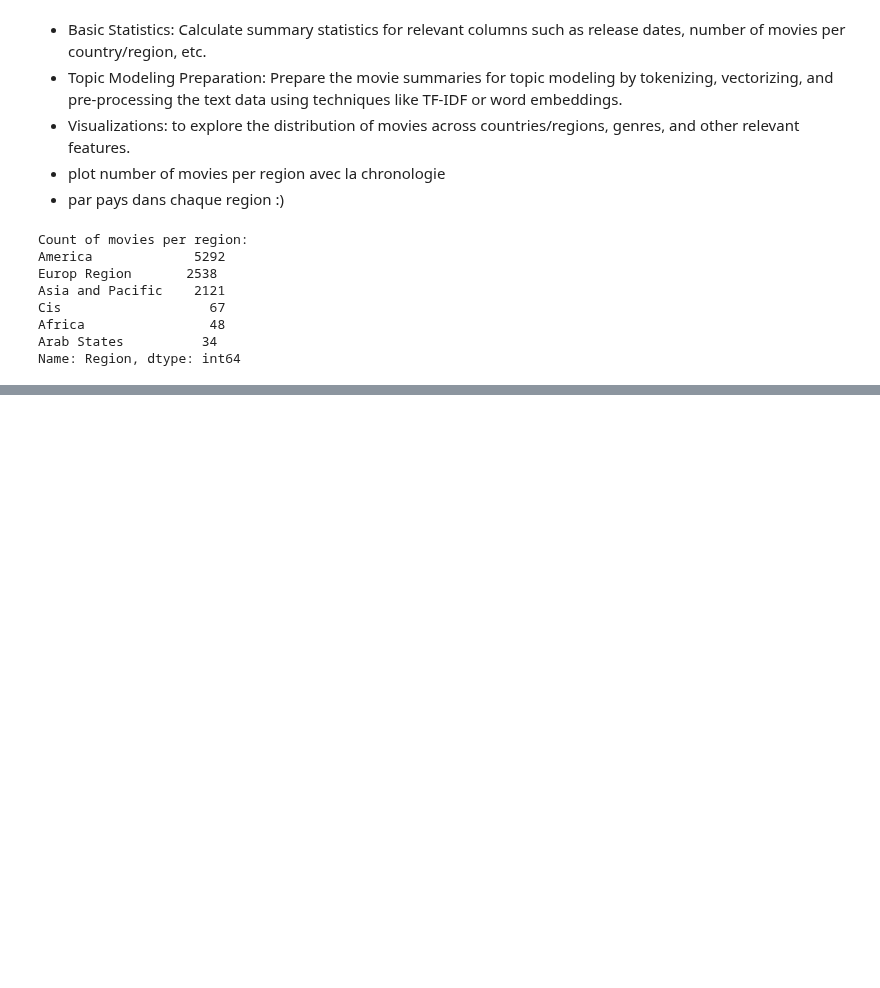
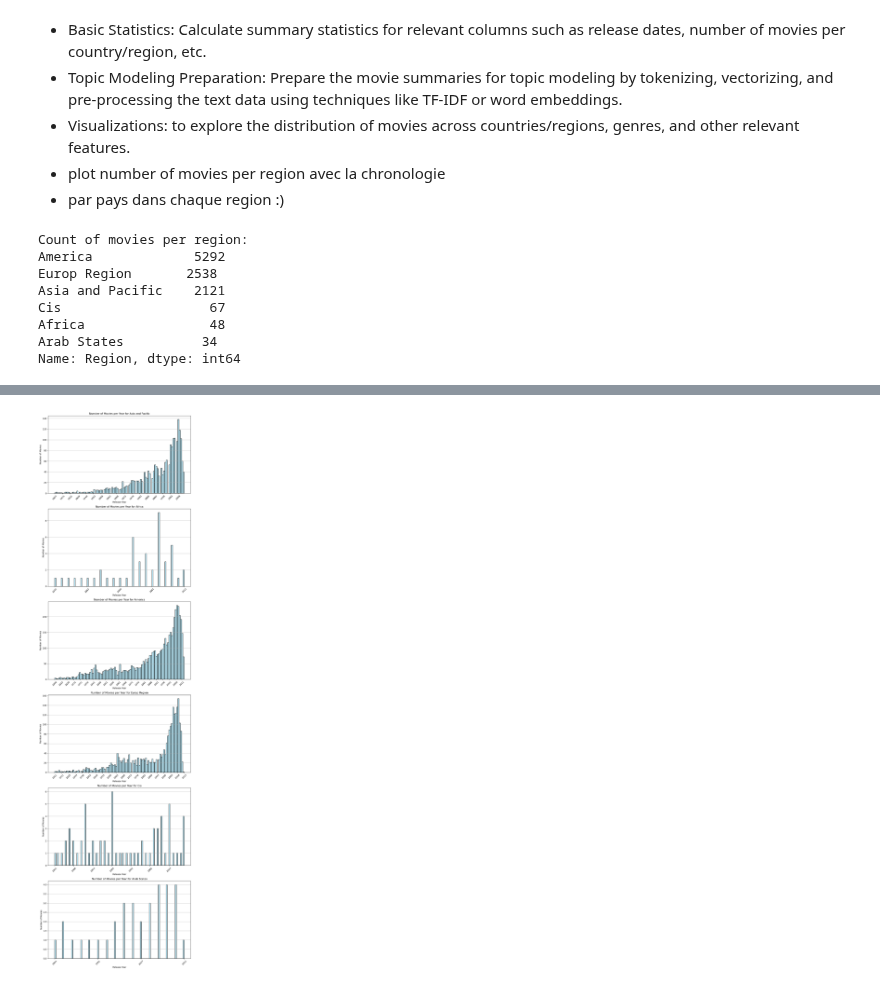
Before and after one commit to epfl-ada/ada-2023-project-boat2023, a Jupyter notebook: projectADA.ipynb, the cells around one changed output, grey strips where cells are left out. Drawn from its saved outputs; the diff is of its cells as text; code cells hidden in the pictures; blank space fills up the shorter version.

Commit message:
plot

```diff
--- a/projectADA.ipynb
+++ b/projectADA.ipynb
@@ -331,0 +312,17 @@ AttributeError: 'DataFrameGroupBy' object has no attribute 'explode'
+# %%
+import plotly.express as px
+
+# Sort the DataFrame by 'Release date'
+
+exploded_df = filtered_df_for_topics.explode('Region').sort_values('Release date')
+exploded_df['Release date'] = pd.to_datetime(exploded_df['Release date']).dt.year
+
+# Create a DataFrame suitable for Plotly
+plotly_df = exploded_df.groupby(['Region', 'Release date']).size().reset_index(name='Number of Movies')
+# Interactive Plot
+fig = px.line(plotly_df, x='Release date', y='Number of Movies', color='Region',
+              title='Interactive Plot of Movies per Year for Each Region',
+              labels={'Release date': 'Release Year', 'Number of Movies': 'Count'})
+
+fig.update_xaxes(rangeslider_visible=True)
+fig.show()
@@ -331,0 +342,26 @@ AttributeError: 'DataFrameGroupBy' object has no attribute 'explode'
+# %%
+# Group by 'Region' and 'Release date', count movies for each region in each year
+
+
+movies_per_year_per_region = (exploded_df.groupby(['Region', 'Release date'])
+                                        .size()
+                                        .unstack(fill_value=0))
+unique_regions = exploded_df['Region'].unique()
+fig, axes = plt.subplots(nrows=len(unique_regions), figsize=(10, 6 * len(unique_regions)))
+
+
+for i, region in enumerate(unique_regions):
+    # Select data for the current region
+    region_data = exploded_df[exploded_df['Region'] == region]['Release date'].sort_values()
+    axes[i].hist(region_data, bins=100, linewidth=1.2, edgecolor='black', color='lightblue')
+    axes[i].set_xlabel('Release Year')
+    axes[i].set_ylabel('Number of Movies')
+    axes[i].set_title(f'Number of Movies per Year for {region}')
+    axes[i].set_xticks(axes[i].get_xticks()[::5])
+    axes[i].tick_params(axis='x', rotation=45)
+    axes[i].grid(axis='y')
+
+plt.tight_layout()
+plt.show()
+# %% [output]
+[figure, added]
```
Also changed, not shown: parts of 5 cells of this notebook.
